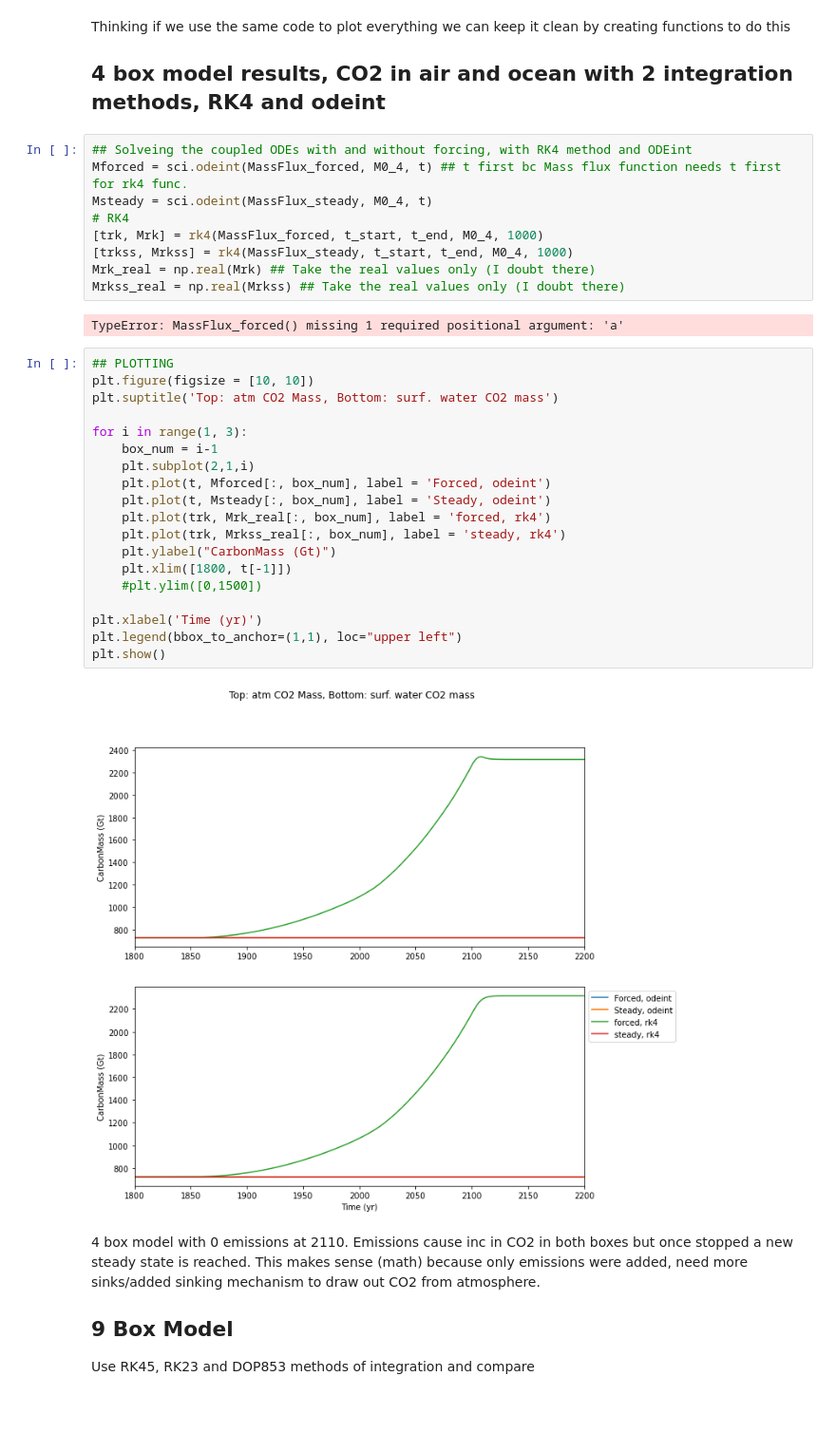
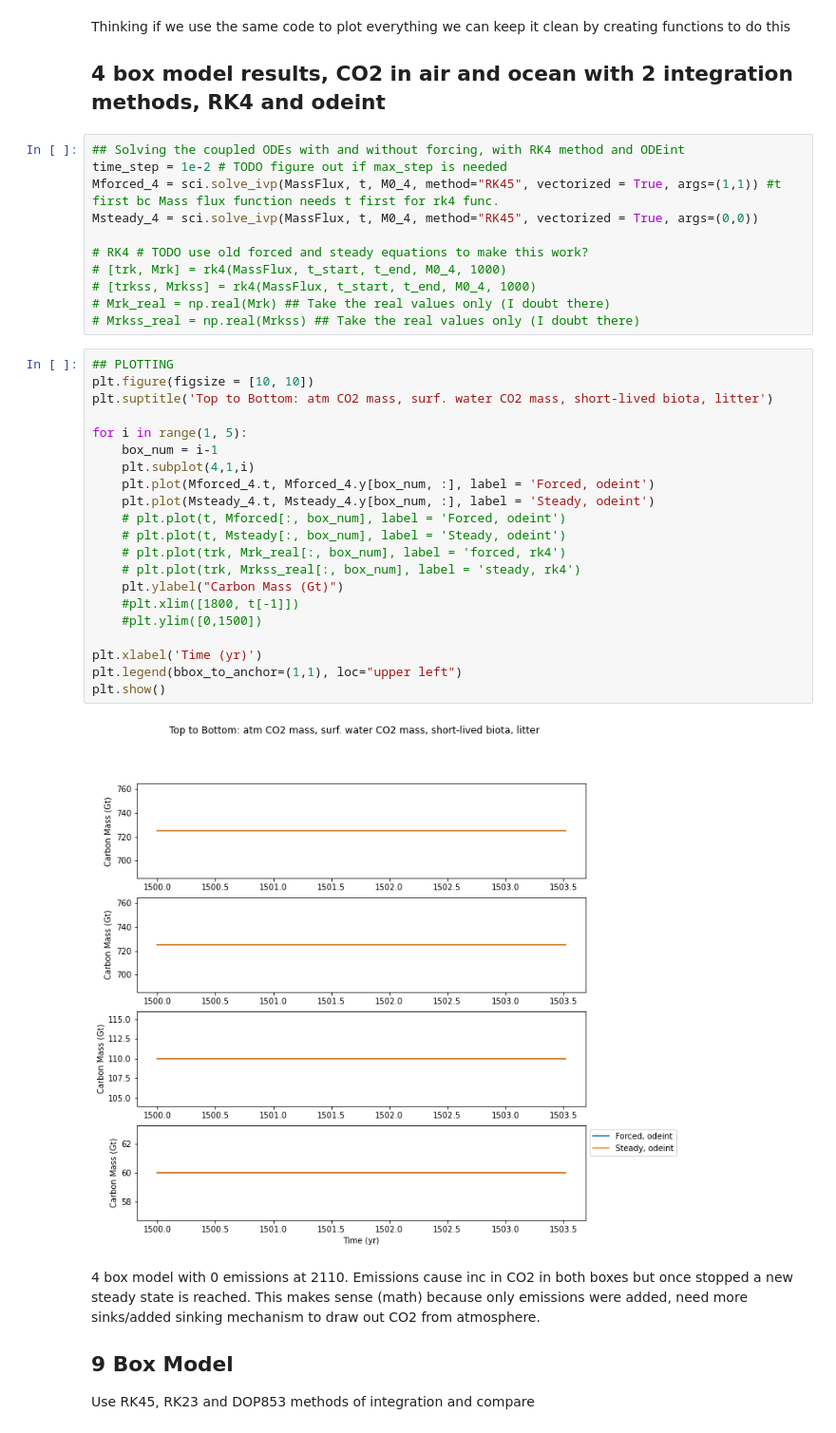
Before and after one commit to cmparr/EOSC453, a Jupyter notebook: Assignment1.ipynb, the cells around one changed output. Shown at 95% size. Cells and saved outputs as stored; diff of their text form; blank space fills up the shorter version.

```diff
--- a/Assignment1.ipynb
+++ b/Assignment1.ipynb
@@ -22,37 +19,39 @@ Thinking if we use the same code to plot everything we can keep it clean by crea
 
 ## 4 box model results, CO2 in air and ocean with 2 integration methods, RK4 and odeint
 # %%
-## Solveing the coupled ODEs with and without forcing, with RK4 method and ODEint
-Mforced = sci.odeint(MassFlux_forced, M0_4, t) ## t first bc Mass flux function needs t first for rk4 func.
-Msteady = sci.odeint(MassFlux_steady, M0_4, t)
-# RK4
-[trk, Mrk] = rk4(MassFlux_forced, t_start, t_end, M0_4, 1000)
-[trkss, Mrkss] = rk4(MassFlux_steady, t_start, t_end, M0_4, 1000)
-Mrk_real = np.real(Mrk) ## Take the real values only (I doubt there)
-Mrkss_real = np.real(Mrkss) ## Take the real values only (I doubt there)
+## Solving the coupled ODEs with and without forcing, with RK4 method and ODEint
+time_step = 1e-2 # TODO figure out if max_step is needed
+Mforced_4 = sci.solve_ivp(MassFlux, t, M0_4, method="RK45", vectorized = True, args=(1,1)) #t first bc Mass flux function needs t first for rk4 func.
+Msteady_4 = sci.solve_ivp(MassFlux, t, M0_4, method="RK45", vectorized = True, args=(0,0))
+
+# RK4 # TODO use old forced and steady equations to make this work?
+# [trk, Mrk] = rk4(MassFlux, t_start, t_end, M0_4, 1000)
+# [trkss, Mrkss] = rk4(MassFlux, t_start, t_end, M0_4, 1000)
+# Mrk_real = np.real(Mrk) ## Take the real values only (I doubt there)
+# Mrkss_real = np.real(Mrkss) ## Take the real values only (I doubt there)
-# %% [output]
-TypeError: MassFlux_forced() missing 1 required positional argument: 'a'
 # %%
 ## PLOTTING
 plt.figure(figsize = [10, 10])
-plt.suptitle('Top: atm CO2 Mass, Bottom: surf. water CO2 mass')
+plt.suptitle('Top to Bottom: atm CO2 mass, surf. water CO2 mass, short-lived biota, litter')
 
-for i in range(1, 3):
+for i in range(1, 5):
     box_num = i-1
-    plt.subplot(2,1,i)
-    plt.plot(t, Mforced[:, box_num], label = 'Forced, odeint')
-    plt.plot(t, Msteady[:, box_num], label = 'Steady, odeint')
-    plt.plot(trk, Mrk_real[:, box_num], label = 'forced, rk4')
-    plt.plot(trk, Mrkss_real[:, box_num], label = 'steady, rk4')
-    plt.ylabel("CarbonMass (Gt)")
-    plt.xlim([1800, t[-1]])
+    plt.subplot(4,1,i)
+    plt.plot(Mforced_4.t, Mforced_4.y[box_num, :], label = 'Forced, odeint')
+    plt.plot(Msteady_4.t, Msteady_4.y[box_num, :], label = 'Steady, odeint')
+    # plt.plot(t, Mforced[:, box_num], label = 'Forced, odeint')
+    # plt.plot(t, Msteady[:, box_num], label = 'Steady, odeint')
+    # plt.plot(trk, Mrk_real[:, box_num], label = 'forced, rk4')
+    # plt.plot(trk, Mrkss_real[:, box_num], label = 'steady, rk4')
+    plt.ylabel("Carbon Mass (Gt)")
+    #plt.xlim([1800, t[-1]])
     #plt.ylim([0,1500])
 
 plt.xlabel('Time (yr)')
 plt.legend(bbox_to_anchor=(1,1), loc="upper left")
 plt.show()
 # %% [output]
-[figure, old version]
+[figure, new version]
 # %% [markdown]
 4 box model with 0 emissions at 2110. Emissions cause inc in CO2 in both boxes but once stopped a new steady state is reached. This makes sense (math) because only emissions were added, need more sinks/added sinking mechanism to draw out CO2 from atmosphere.
 
```
Also changed, not shown: parts of 11 cells of this notebook, 1 other file.
